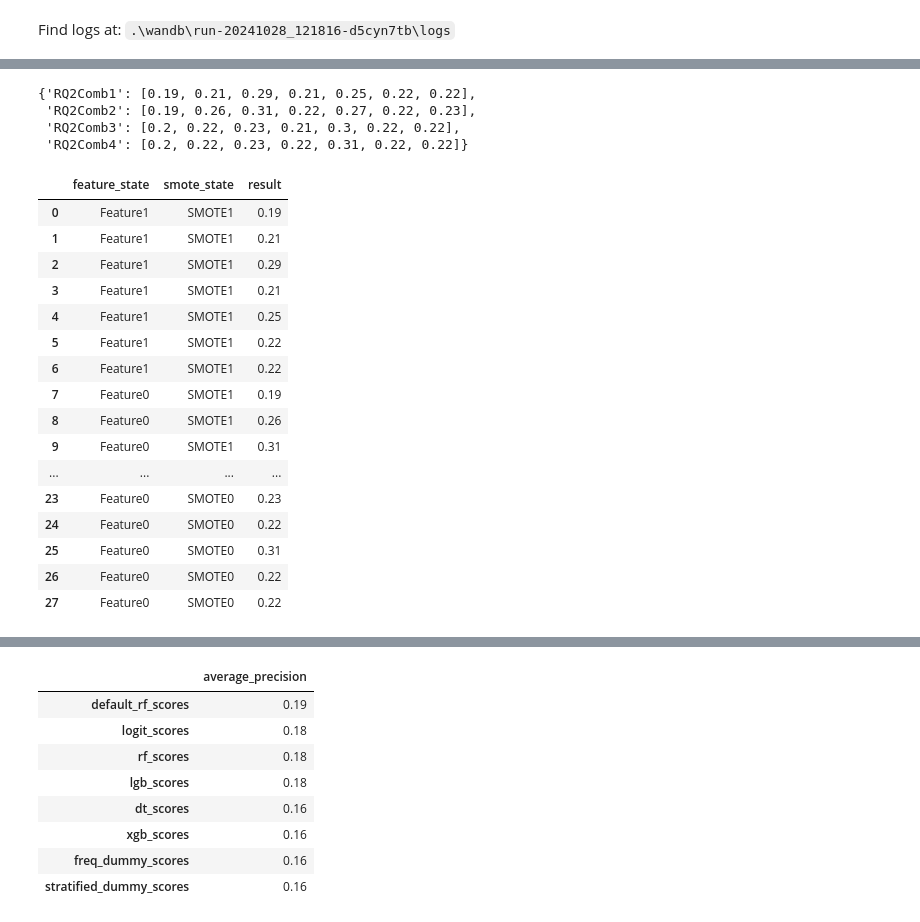
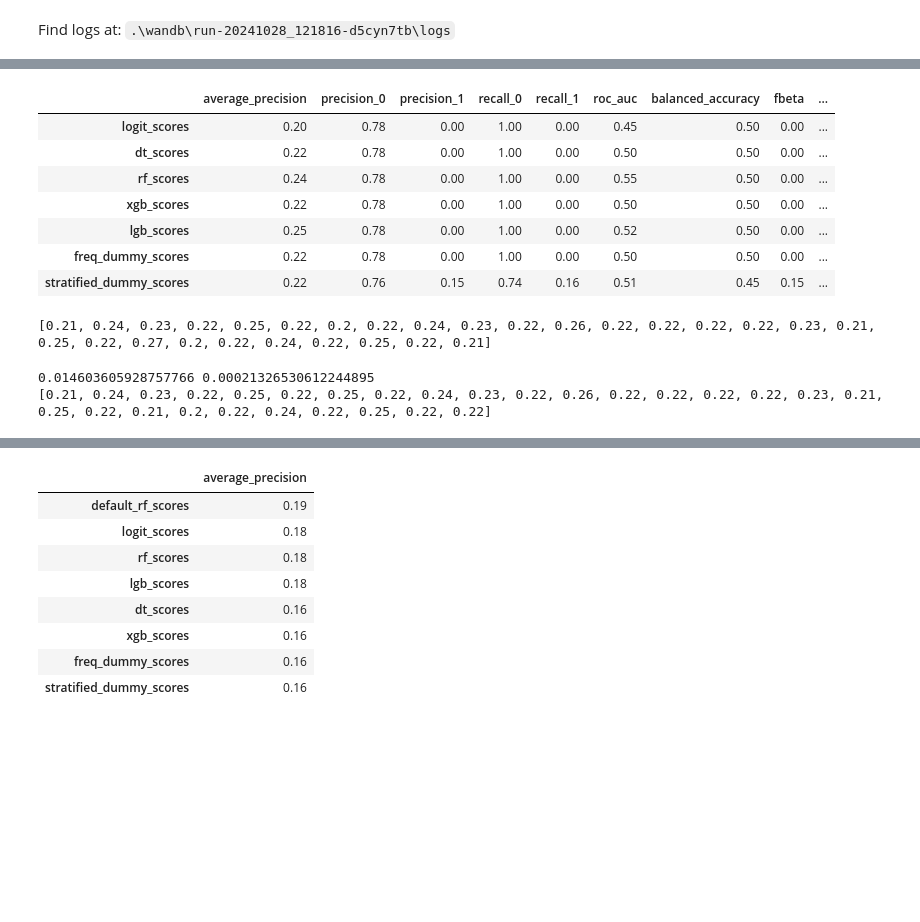
Before and after one commit to istiyaksiddiquee/thesis-work, a Jupyter notebook: RQ2/analysis/analysis.ipynb, the cells around one changed output, grey strips where cells are left out. Cells and saved outputs as stored; diff of their text form; code cells hidden in the pictures; blank space fills up the shorter version.

```diff
--- a/RQ2/analysis/analysis.ipynb
+++ b/RQ2/analysis/analysis.ipynb
@@ -739,7 +739,7 @@ def read_pickled_data(dataset, feature_selection):
 
     quant = True
     # feature_selection = 0
-    dropped_columns = ['max_breadth']
+    dropped_columns = ['max_breadth', 'virality']
     normalization_columns = ['size', 'max_breadth', 'characteristic_distance']
 
     original_column_order = ['scale__depth', 'log_norm__size', 'log_norm__max_breadth',
@@ -793,7 +793,7 @@ def read_pickled_data(dataset, feature_selection):
     return scaled_X_train_val_df, y_train_val, scaled_X_test_df, y_test
 # %%
 dict = {}
-for i in range(1, 5):
+for i in range(5, 9):
     feature_selection = 1
     if i%2 == 0:
         feature_selection = 0
@@ -825,10 +825,23 @@ project = RQ2Comb2, feature_selection = 0
-# %%
-dict
-# %% [output]
-{'RQ2Comb1': [0.19, 0.21, 0.29, 0.21, 0.25, 0.22, 0.22],
- 'RQ2Comb2': [0.19, 0.26, 0.31, 0.22, 0.27, 0.22, 0.23],
- 'RQ2Comb3': [0.2, 0.22, 0.23, 0.21, 0.3, 0.22, 0.22],
- 'RQ2Comb4': [0.2, 0.22, 0.23, 0.22, 0.31, 0.22, 0.22]}
+# %%
+result_df
+# %% [output]
+|  | average_precision | precision_0 | precision_1 | recall_0 | recall_1 | roc_auc | balanced_accuracy | fbeta | ... |
+| logit_scores | 0.20 | 0.78 | 0.00 | 1.00 | 0.00 | 0.45 | 0.50 | 0.00 | ... |
+| dt_scores | 0.22 | 0.78 | 0.00 | 1.00 | 0.00 | 0.50 | 0.50 | 0.00 | ... |
+| rf_scores | 0.24 | 0.78 | 0.00 | 1.00 | 0.00 | 0.55 | 0.50 | 0.00 | ... |
+| xgb_scores | 0.22 | 0.78 | 0.00 | 1.00 | 0.00 | 0.50 | 0.50 | 0.00 | ... |
+| lgb_scores | 0.25 | 0.78 | 0.00 | 1.00 | 0.00 | 0.52 | 0.50 | 0.00 | ... |
+| freq_dummy_scores | 0.22 | 0.78 | 0.00 | 1.00 | 0.00 | 0.50 | 0.50 | 0.00 | ... |
+| stratified_dummy_scores | 0.22 | 0.76 | 0.15 | 0.74 | 0.16 | 0.51 | 0.45 | 0.15 | ... |
+# %%
+import numpy as np
+result_array = []
+for item in dict.keys():
+    for k in dict[item]:
+        result_array.append(k)
+print(result_array)
+# %% [output]
+[0.21, 0.24, 0.23, 0.22, 0.25, 0.22, 0.2, 0.22, 0.24, 0.23, 0.22, 0.26, 0.22, 0.22, 0.22, 0.22, 0.23, 0.21, 0.25, 0.22, 0.27, 0.2, 0.22, 0.24, 0.22, 0.25, 0.22, 0.21]
 # %%
 feature_array = [
     'Feature1', 'Feature1', 'Feature1', 'Feature1', 'Feature1', 'Feature1', 'Feature1',
@@ -843,34 +856,21 @@ smote_array = [
     'SMOTE0', 'SMOTE0', 'SMOTE0', 'SMOTE0', 'SMOTE0', 'SMOTE0', 'SMOTE0',
 ]
 
-result_array = [
-    0.19, 0.21, 0.29, 0.21, 0.25, 0.22, 0.22,
-    0.19, 0.26, 0.31, 0.22, 0.27, 0.22, 0.23,
-    0.2, 0.22, 0.23, 0.21, 0.3, 0.22, 0.22,
-    0.2, 0.22, 0.23, 0.22, 0.31, 0.22, 0.22
-]
+import numpy as np
+result_array = []
+for item in dict.keys():
+    for k in dict[item]:
+        result_array.append(k)
+
+print(np.array(result_array).std(), np.array(result_array).var())
+
 srh_df = pd.DataFrame({
     'feature_state': feature_array,
     'smote_state': smote_array,
     'result': result_array
 })
 
-srh_df
+print(result_array)
 # %% [output]
-|  | feature_state | smote_state | result |
-| 0 | Feature1 | SMOTE1 | 0.19 |
-| 1 | Feature1 | SMOTE1 | 0.21 |
-| 2 | Feature1 | SMOTE1 | 0.29 |
-| 3 | Feature1 | SMOTE1 | 0.21 |
-| 4 | Feature1 | SMOTE1 | 0.25 |
-| 5 | Feature1 | SMOTE1 | 0.22 |
-| 6 | Feature1 | SMOTE1 | 0.22 |
-| 7 | Feature0 | SMOTE1 | 0.19 |
-| 8 | Feature0 | SMOTE1 | 0.26 |
-| 9 | Feature0 | SMOTE1 | 0.31 |
-| ... | ... | ... | ... |
-| 23 | Feature0 | SMOTE0 | 0.23 |
-| 24 | Feature0 | SMOTE0 | 0.22 |
-| 25 | Feature0 | SMOTE0 | 0.31 |
-| 26 | Feature0 | SMOTE0 | 0.22 |
-| 27 | Feature0 | SMOTE0 | 0.22 |
+0.014603605928757766 0.00021326530612244895
+[0.21, 0.24, 0.23, 0.22, 0.25, 0.22, 0.25, 0.22, 0.24, 0.23, 0.22, 0.26, 0.22, 0.22, 0.22, 0.22, 0.23, 0.21, 0.25, 0.22, 0.21, 0.2, 0.22, 0.24, 0.22, 0.25, 0.22, 0.22]
```
Also changed, not shown: parts of 12 cells of this notebook, 1 other file.
